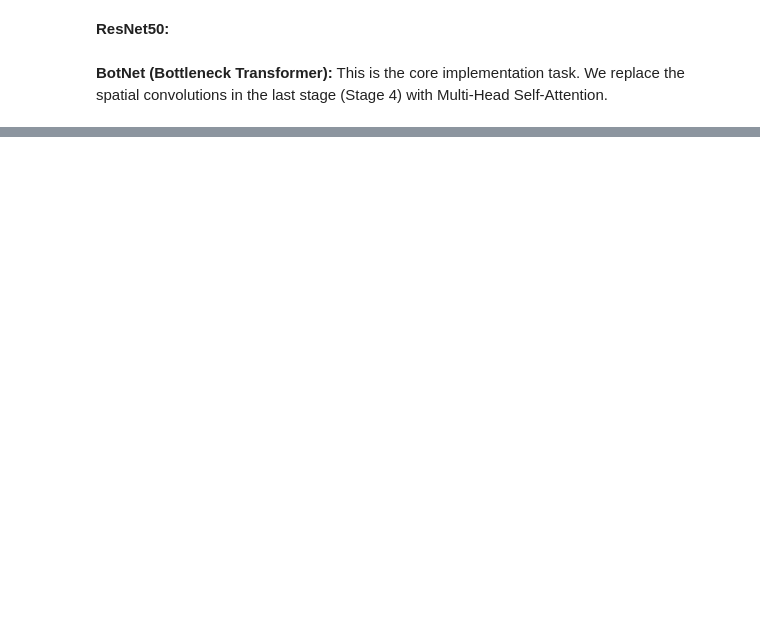
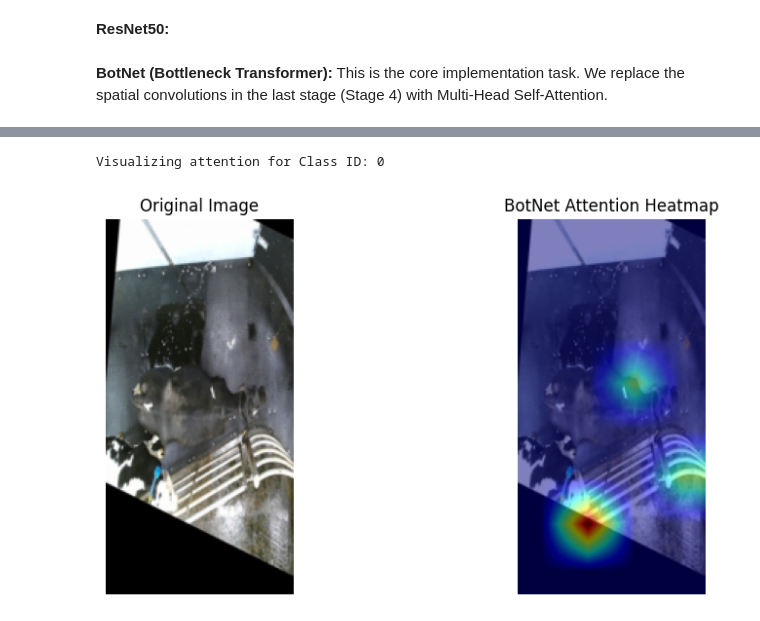
Before and after one commit to tahamajs/DeepLearning_Assignments, a Jupyter notebook: This_year/CA5/code/notebook/code.ipynb, the cells around one changed output, grey strips where cells are left out. Saved outputs shown, nothing was run; the diff lists cells and outputs as text; code cells hidden in the pictures; blank space fills up the shorter version.

```diff
--- a/This_year/CA5/code/notebook/code.ipynb
+++ b/This_year/CA5/code/notebook/code.ipynb
@@ -151 +206,3 @@ print(f"Dataset path: {data_path}")
+# %%
+data_path = "/kaggle/input/market-1501/Market-1501-v15.09.15/"
 # %%
@@ -302,7 +365,7 @@ class BotNet50(nn.Module):
     def __init__(self, num_classes, resolution=(256, 128)):
         super(BotNet50, self).__init__()
         # Load backbone
-        resnet = models.resnet50(weights=models.ResNet50_Weights.IMAGENET1K_V1)
+        resnet = models.resnet50(pretrained=True)
 
         # Extract initial layers
         self.stem = nn.Sequential(resnet.conv1, resnet.bn1, resnet.relu, resnet.maxpool)
@@ -482,0 +603,42 @@ print(f"ResNet Accuracy: {resnet_acc:.2f}%, BotNet Accuracy: {botnet_acc:.2f}%")
+# %%
+import numpy as np
+
+def get_display_image(img_tensor):
+    """
+    Converts a normalized tensor back to a numpy array for plotting.
+    """
+    # Inverse of the normalization used in transforms
+    mean = np.array([0.485, 0.456, 0.406])
+    std = np.array([0.229, 0.224, 0.225])
+
+    # Move to CPU, convert to numpy, transpose from (C, H, W) to (H, W, C)
+    img = img_tensor.cpu().numpy().transpose((1, 2, 0))
+
+    # Un-normalize: (img * std) + mean
+    img = std * img + mean
+
+    # Clip values to be between 0 and 1
+    img = np.clip(img, 0, 1)
+    return img
+# %%
+import math
+import matplotlib.pyplot as plt
+
+# 1. Pick a sample index (e.g., image #5 in the test set)
+sample_idx = 5
+img_tensor, label = test_dataset[sample_idx]
+
+# 2. Prepare inputs
+# Move tensor to GPU for the model
+img_tensor_gpu = img_tensor.to(device)
+
+# Get the clean image for display (CPU side)
+original_image = get_display_image(img_tensor)
+
+# 3. Run your visualization function
+# Note: Ensure 'botnet_model' is the name of your trained model instance
+print(f"Visualizing attention for Class ID: {label}")
+visualize_attention(botnet_model, img_tensor_gpu, original_image)
+# %% [output]
+Visualizing attention for Class ID: 0
+[figure, added]
```
Also changed, not shown: parts of 51 cells of this notebook.
